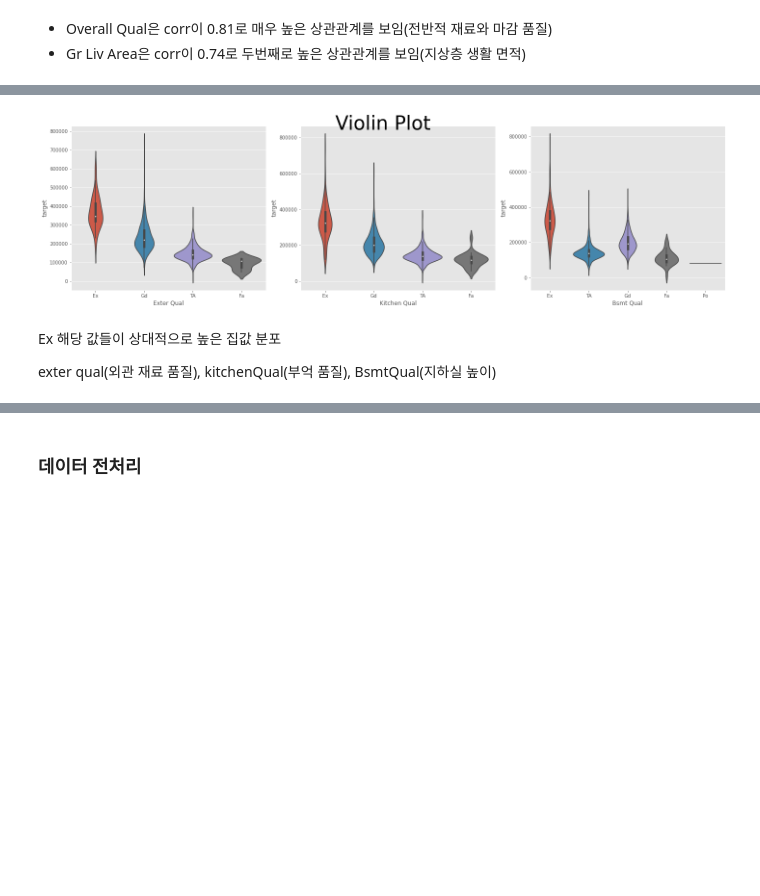
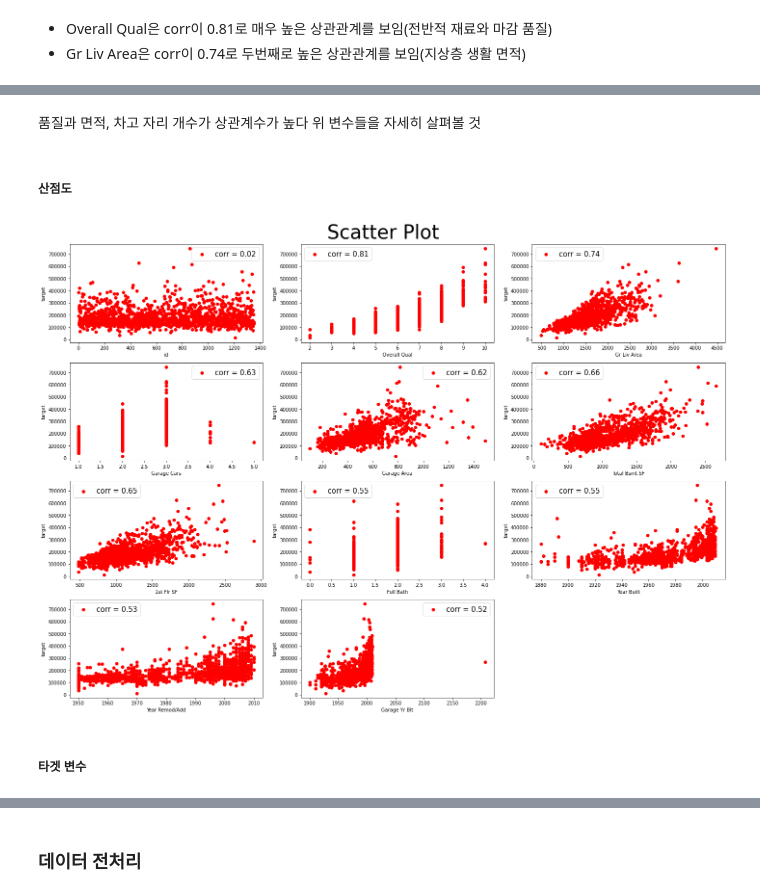
Before and after one commit to JJungEEun/dacon, a Jupyter notebook: 집값예측경진대회/집값예측경진대회.ipynb, the cells around one changed output, grey strips where cells are left out. Saved outputs shown, nothing was run; the diff lists cells and outputs as text; code cells hidden in the pictures; blank space fills up the shorter version.

```diff
--- a/집값예측경진대회/집값예측경진대회.ipynb
+++ b/집값예측경진대회/집값예측경진대회.ipynb
@@ -164,19 +225,0 @@ plt.show()
-# %%
-target = "target"
-
-feature = numeric_feature
-
-plt.figure(figsize=(20,15))
-plt.suptitle("Scatter Plot", fontsize=40)
-
-# id는 제외하고 시각화
-for i in range(len(feature[:-1])):
-    plt.subplot(4,3,i+1)
-    plt.xlabel(feature[i])
-    plt.ylabel(target)
-    corr_score = train[[feature[i], target]].corr().iloc[0,1].round(2)
-    c = 'red' if corr_score > 0 else 'blue'
-    plt.scatter(train[feature[i]], train[target], color=c, label=f"corr = {corr_score}")
-    plt.legend(fontsize=15)
-plt.tight_layout(rect=[0, 0.03, 1, 0.95])
-plt.show()
@@ -188,21 +251,27 @@ plt.show()
+# %% [markdown]
+품질과 면적, 차고 자리 개수가 상관계수가 높다
+위 변수들을 자세히 살펴볼 것
+# %% [markdown]
+##### 산점도
 # %%
-#바이올린 플롯(범주형 변수 분포)
-feature = categorical_feature
+target = "target"
+feature = numeric_feature
 
-plt.figure(figsize=(20,6))
-plt.suptitle("Violin Plot", fontsize=40)
+plt.figure(figsize=(20,15))
+plt.suptitle("Scatter Plot", fontsize=40)
 
 # id는 제외하고 시각화
-for i in range(len(feature)):
-    plt.subplot(1,3,i+1)
+for i in range(len(feature[:-1])):
+    plt.subplot(4,3,i+1)
     plt.xlabel(feature[i])
     plt.ylabel(target)
-    sns.violinplot(x= train[feature[i]], y= train[target])
+    corr_score = train[[feature[i], target]].corr().iloc[0,1].round(2)
+    c = 'red' if corr_score > 0 else 'blue'
+    plt.scatter(train[feature[i]], train[target], color=c, label=f"corr = {corr_score}")
+    plt.legend(fontsize=15)
 plt.tight_layout(rect=[0, 0.03, 1, 0.95])
 plt.show()
 # %% [output]
-[figure, old version]
+[figure, new version]
-# %% [markdown]
-Ex 해당 값들이 상대적으로 높은 집값 분포
-
-exter qual(외관 재료 품질), kitchenQual(부억 품질), BsmtQual(지하실 높이)
+# %% [markdown]
+##### 타겟 변수
```
Also changed, not shown: parts of 61 cells of this notebook.
